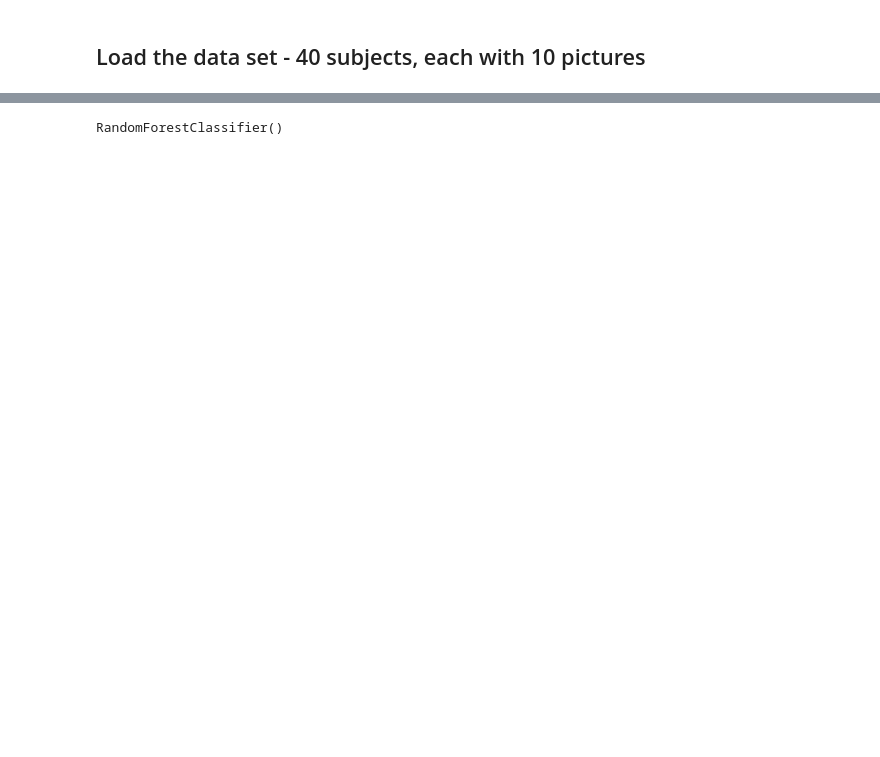
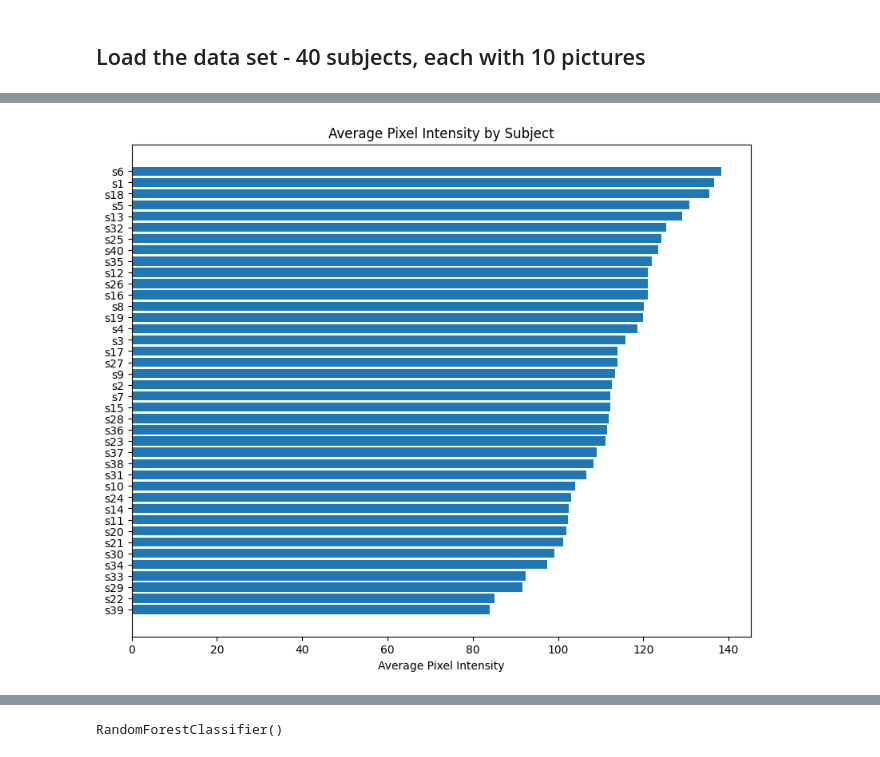
Before and after one commit to ShoaibFarooqui/Emotion-Classification, a Jupyter notebook: Project4.ipynb, the cells around one changed output, grey strips where cells are left out. Saved outputs shown, nothing was run; the diff lists cells and outputs as text; code cells hidden in the pictures; blank space fills up the shorter version.

```diff
--- a/Project4.ipynb
+++ b/Project4.ipynb
@@ -61,0 +69,18 @@ plt.show()
+# %%
+# Initialize a dictionary to hold average pixel intensities for each class
+average_pixel_intensities = {}
+
+# Iterate over each class
+for class_name in set(y_data):
+    # Find all images belonging to this class
+    class_images = [image for image, label in zip(X_data, y_data) if label == class_name]
+
+    # Calculate average pixel intensity for this class
+    average_pixel_intensity = np.mean([np.mean(image) for image in class_images])
+
+    # Store the result in our dictionary
+    average_pixel_intensities[class_name] = average_pixel_intensity
+
+# Print the results
+for class_name, avg_intensity in average_pixel_intensities.items():
+    print(f"Average pixel intensity for class {class_name}: {avg_intensity}")
@@ -61,0 +105,15 @@ plt.show()
+# %%
+# Create DataFrame from dictionary
+average_pixel_intensities_df = pd.DataFrame(list(average_pixel_intensities.items()), columns=['Subject', 'Average Pixel Intensity'])
+
+# Sort DataFrame by 'Average Pixel Intensity'
+average_pixel_intensities_df = average_pixel_intensities_df.sort_values('Average Pixel Intensity')
+
+# Plot bar chart
+plt.figure(figsize=(10,8))
+plt.barh(average_pixel_intensities_df['Subject'], average_pixel_intensities_df['Average Pixel Intensity'])
+plt.xlabel('Average Pixel Intensity')
+plt.title('Average Pixel Intensity by Subject')
+plt.show()
+# %% [output]
+[figure, added]
```
Also changed, not shown: parts of 42 cells of this notebook.
